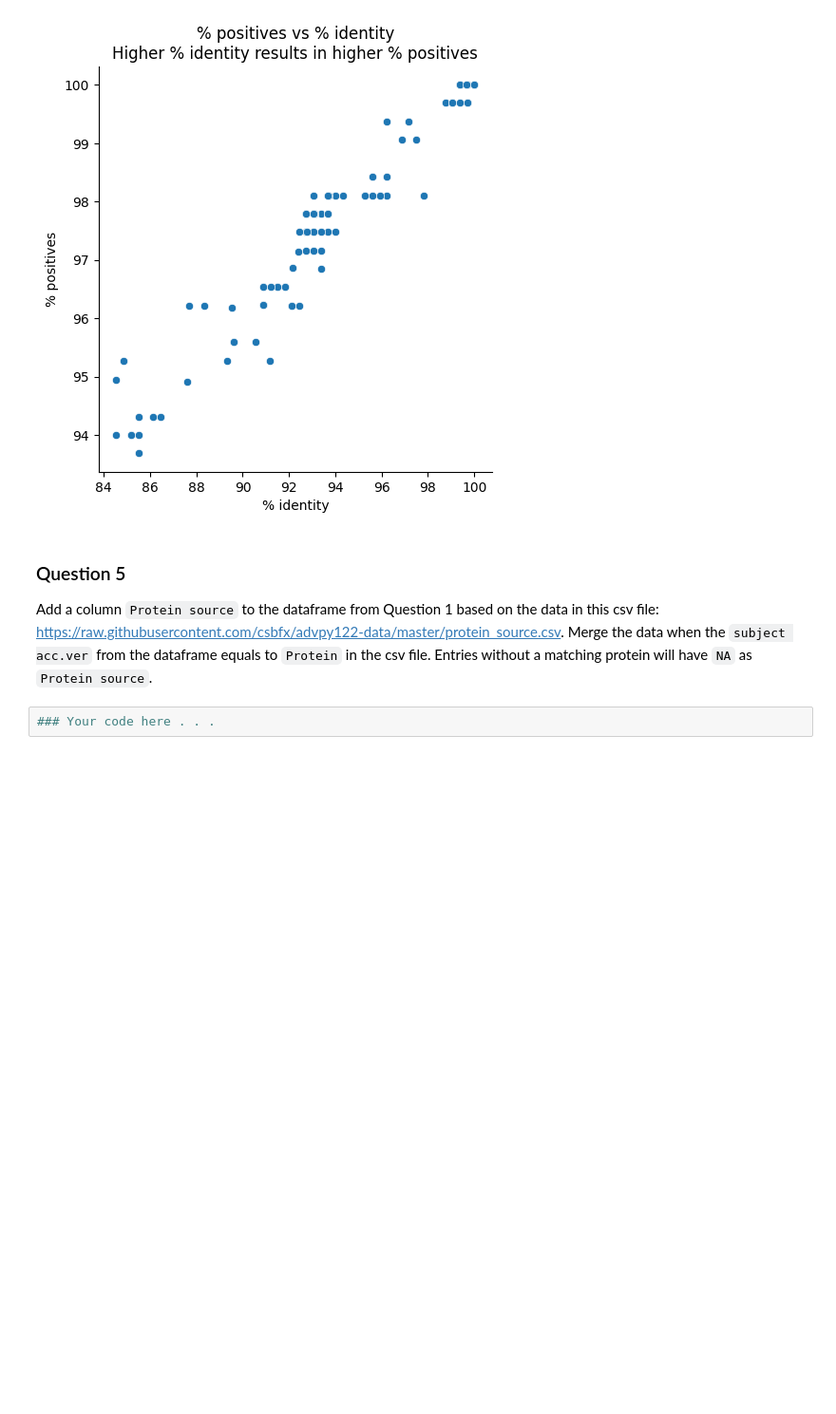
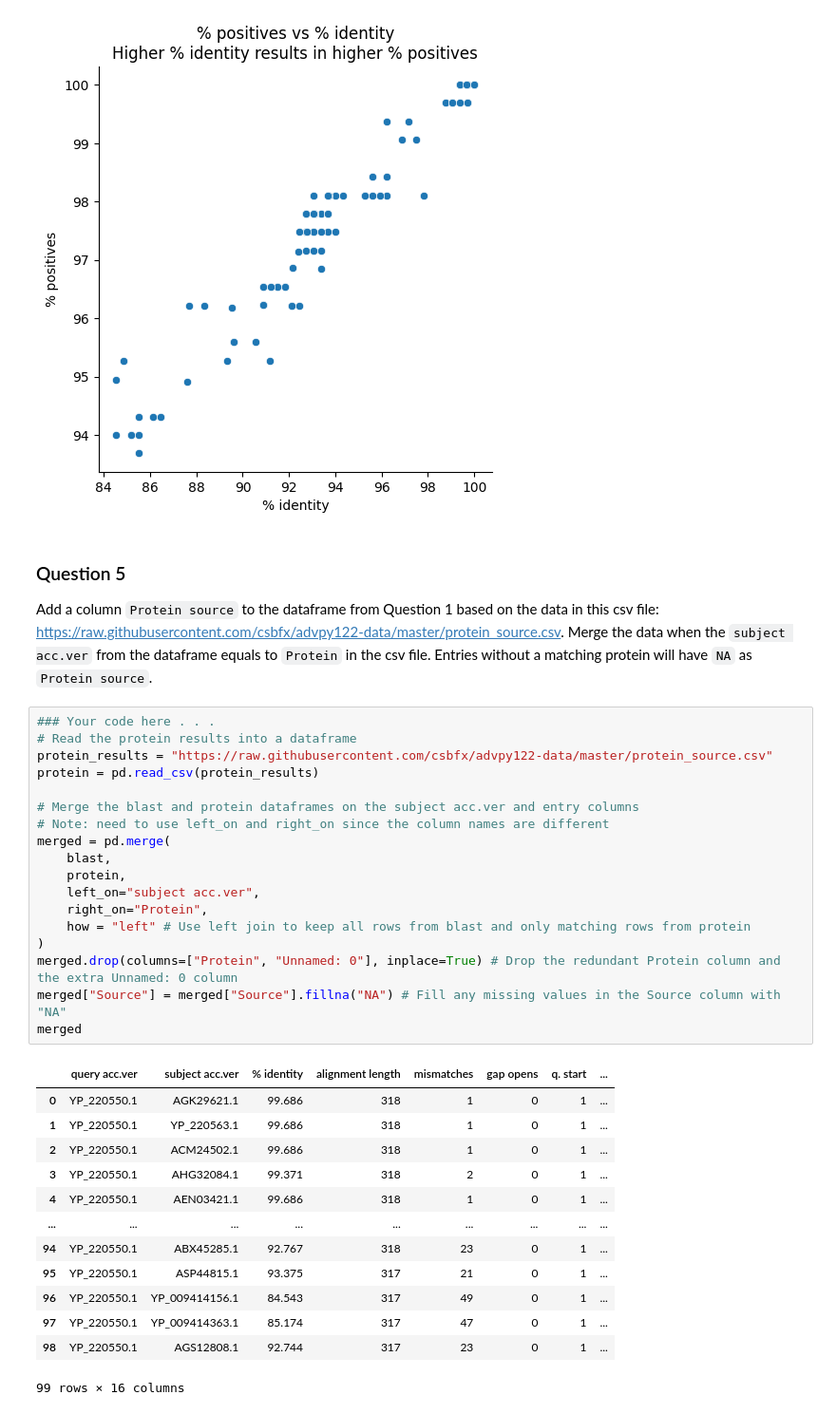
Before and after one commit to CS133-DataVisualization/cl-and-homework-JayBA1010, a Jupyter notebook: M04_HW_complicated.ipynb, the cells around one changed output. Shown at 95% size. Cells and saved outputs as stored; diff of their text form; blank space fills up the shorter version.

```diff
--- a/M04_HW_complicated.ipynb
+++ b/M04_HW_complicated.ipynb
@@ -101,5 +108,35 @@ Text(0.5, 1.0, '% positives vs % identity\nHigher % identity results in higher %
 # %% [markdown]
 ### Question  5
 Add a column `Protein source` to the dataframe from Question 1 based on the data in this csv file: https://raw.githubusercontent.com/csbfx/advpy122-data/master/protein_source.csv. Merge the data when the `subject acc.ver` from the dataframe equals to `Protein` in the csv file. Entries without a matching protein will have `NA` as `Protein source`.
-# %%
-### Your code here . . .
+# %%
+### Your code here . . .
+# Read the protein results into a dataframe
+protein_results = "https://raw.githubusercontent.com/csbfx/advpy122-data/master/protein_source.csv"
+protein = pd.read_csv(protein_results)
+
+# Merge the blast and protein dataframes on the subject acc.ver and entry columns
+# Note: need to use left_on and right_on since the column names are different
+merged = pd.merge(
+    blast,
+    protein,
+    left_on="subject acc.ver",
+    right_on="Protein",
+    how = "left" # Use left join to keep all rows from blast and only matching rows from protein
+)
+merged.drop(columns=["Protein", "Unnamed: 0"], inplace=True) # Drop the redundant Protein column and the extra Unnamed: 0 column
+merged["Source"] = merged["Source"].fillna("NA") # Fill any missing values in the Source column with "NA"
+merged
+# %% [output]
+|  | query acc.ver | subject acc.ver | % identity | alignment length | mismatches | gap opens | q. start | ... |
+| 0 | YP_220550.1 | AGK29621.1 | 99.686 | 318 | 1 | 0 | 1 | ... |
+| 1 | YP_220550.1 | YP_220563.1 | 99.686 | 318 | 1 | 0 | 1 | ... |
+| 2 | YP_220550.1 | ACM24502.1 | 99.686 | 318 | 1 | 0 | 1 | ... |
+| 3 | YP_220550.1 | AHG32084.1 | 99.371 | 318 | 2 | 0 | 1 | ... |
+| 4 | YP_220550.1 | AEN03421.1 | 99.686 | 318 | 1 | 0 | 1 | ... |
+| ... | ... | ... | ... | ... | ... | ... | ... | ... |
+| 94 | YP_220550.1 | ABX45285.1 | 92.767 | 318 | 23 | 0 | 1 | ... |
+| 95 | YP_220550.1 | ASP44815.1 | 93.375 | 317 | 21 | 0 | 1 | ... |
+| 96 | YP_220550.1 | YP_009414156.1 | 84.543 | 317 | 49 | 0 | 1 | ... |
+| 97 | YP_220550.1 | YP_009414363.1 | 85.174 | 317 | 47 | 0 | 1 | ... |
+| 98 | YP_220550.1 | AGS12808.1 | 92.744 | 317 | 23 | 0 | 1 | ... |
+99 rows × 16 columns
```
Also changed, not shown: parts of 1 cell of this notebook.
